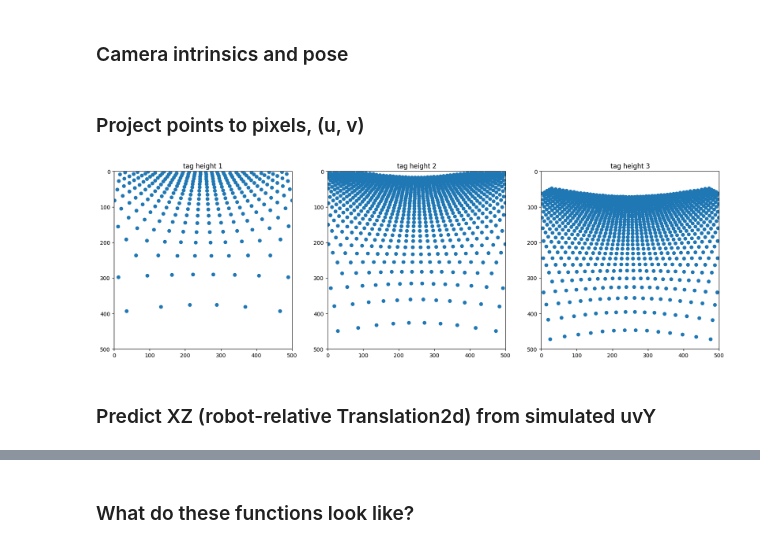
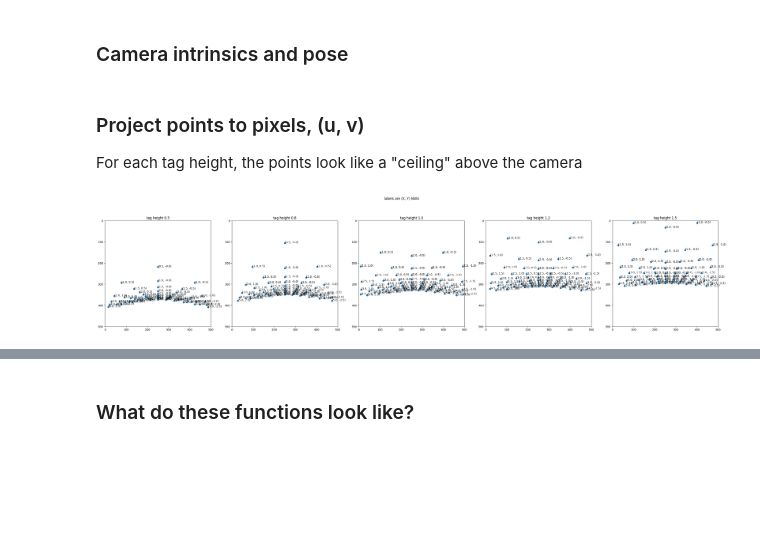
Before and after one commit to Team100/all24, a Jupyter notebook: studies/end_to_end_calibration/validation.ipynb, the cells around one changed output, grey strips where cells are left out. Saved outputs shown, nothing was run; the diff lists cells and outputs as text; code cells hidden in the pictures; blank space fills up the shorter version.

```diff
--- a/studies/end_to_end_calibration/validation.ipynb
+++ b/studies/end_to_end_calibration/validation.ipynb
@@ -27,51 +32,57 @@ Z = Z.reshape(1, -1).T
 # %% [markdown]
 ### Camera intrinsics and pose
 # %%
-# calibration matrix
-K = np.array([[500.0, 0.0, 250.0], [0.0, 500.0, 250.0], [0.0, 0.0, 1.0]])
+# intrinsic matrix
+K = np.array([[300.0, 0.0, 250.0], [0.0, 300.0, 250.0], [0.0, 0.0, 1.0]])
 
 # distortion coefficients (k1, k2, p1, p2, k3)
 # A LOT of distortion, in order to see it work.
 distCoeffs = np.array([1.5, -0.95, -0.005, 0.0025, 1.16])
 # distCoeffs = np.array([0.0, 0.0, 0.0, 0.0, 0.0])
 
-# camera rotation. in camera coords, pitch up is along x; 0.5 rad is a reasonable pitch
-rvec = np.array([0.5, 0.0, 0.0])
-# no camera translation
-tvec = np.array([0.0, 0.0, 0.0])
+# world in camera coordinates: camera up means world down.
+rvec = np.array([-0.4, 0.0, 0.0])
+# camera is 0.5m up (negative) from the floor, which means world is 0.5m down (positive)
+tvec = np.array([0.0, 0.2, 0.0])
 # %% [markdown]
 ### Project points to pixels, (u, v)
+
+For each tag height, the points look like a "ceiling" above the camera
 # %%
-XYZ = np.hstack((X, Y, Z))
-U_dist, _ = cv2.projectPoints(XYZ, rvec, tvec, K, distCoeffs)
+XYZ_cv = np.hstack((X_cv, Y_cv, Z_cv))
+U_dist, _ = cv2.projectPoints(XYZ_cv, rvec, tvec, K, distCoeffs)
+# (u, v) are pixels
 uv = U_dist[:, 0]
 
-uvY = np.hstack((uv, Y))
-uvY = uvY[(uv[:, 0] >= 0) & (uv[:, 1] >= 0) & (uv[:, 0] <= 500) & (uv[:, 1] <= 500)]
+X_nwu = Z_cv  # ahead
+Y_nwu = -X_cv  # left
+Z_nwu = -Y_cv  # up
 
-fig, ax = plt.subplots(1,3, figsize=(20,7))
+# this is the training data
+uvZXY_nwu = np.hstack((uv, Z_nwu, X_nwu, Y_nwu))
+uvZXY_nwu = uvZXY_nwu[
+    (uvZXY_nwu[:, 0] >= 0)
+    & (uvZXY_nwu[:, 1] >= 0)
+    & (uvZXY_nwu[:, 0] <= 500)
+    & (uvZXY_nwu[:, 1] <= 500)
+]
 
-for i in range(3):
-    tag_height = i + 1
-    uvY_viz = uvY[uvY[:, 2] == tag_height]
+fig, ax = plt.subplots(1, y_space_cv.size, figsize=(40, 8))
+fig.suptitle("labels are (X, Y) NWU")
 
-    ax[i].scatter(uvY_viz.T[0], uvY_viz.T[1])
-    ax[i].set_title(f"tag height {tag_height}")
+for i, tag_height in enumerate(y_space_cv):
+    for_height = uvZXY_nwu[np.isclose(uvZXY_nwu[:, 2], -tag_height)]
+    uuu = for_height.T[0]
+    vvv = for_height.T[1]
+    ax[i].scatter(uuu, vvv)
+    ax[i].set_title(f"tag height {-tag_height:.1f}")
     ax[i].set_aspect("equal")
     ax[i].set_xlim(0, 500)
     ax[i].set_ylim(0, 500)
-    ax[i].invert_yaxis() # camera y is positive-down
-# add some realistic noise -- a few pixels worth
-# uv_noisy = uv + np.random.normal(0, 5, uv.shape)
+    ax[i].invert_yaxis()  # camera y is positive-down
+    for ii, row in enumerate(for_height):
+        ax[i].annotate(f"({row[3]}, {row[4]})", (row[0], row[1]))
 
-# plt.scatter(uv.T[0], uv.T[1])
-# plt.scatter(uv_noisy.T[0], uv_noisy.T[1])
-
-# plt.gca().set_aspect("equal")
-# plt.xlim(0, 500)
-# plt.ylim(0, 500)
 plt.show()
 # %% [output]
-[figure, old version]
+[figure, new version]
-# %% [markdown]
-### Predict XZ (robot-relative Translation2d)  from simulated uvY
```
Also changed, not shown: parts of 12 cells of this notebook.
